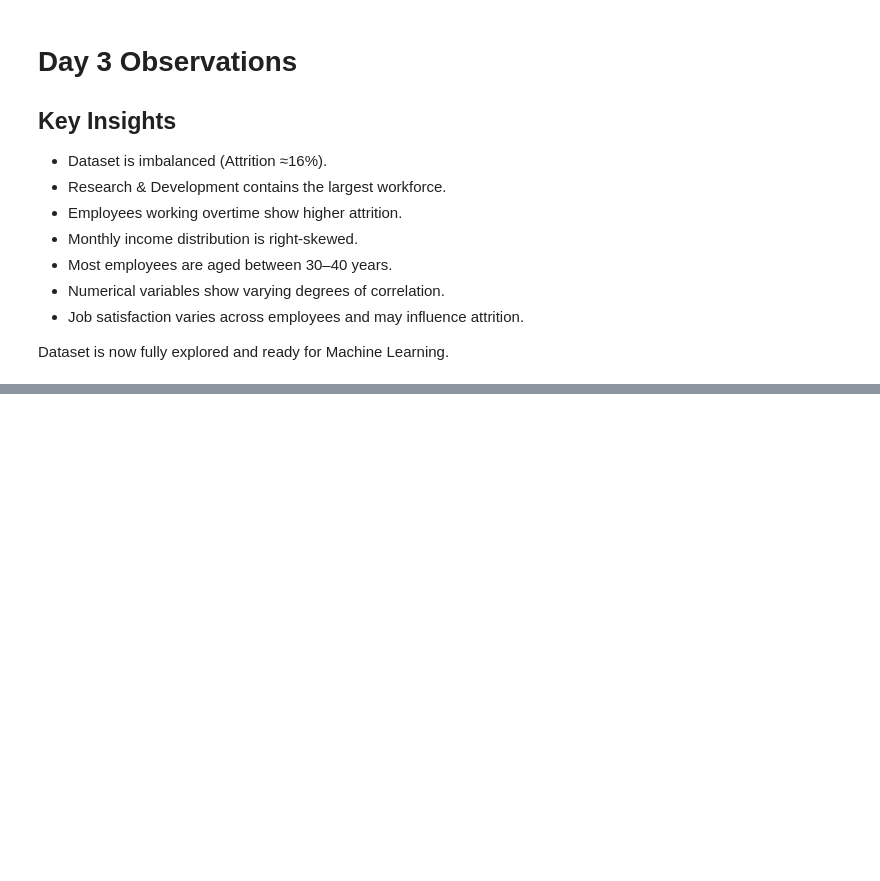
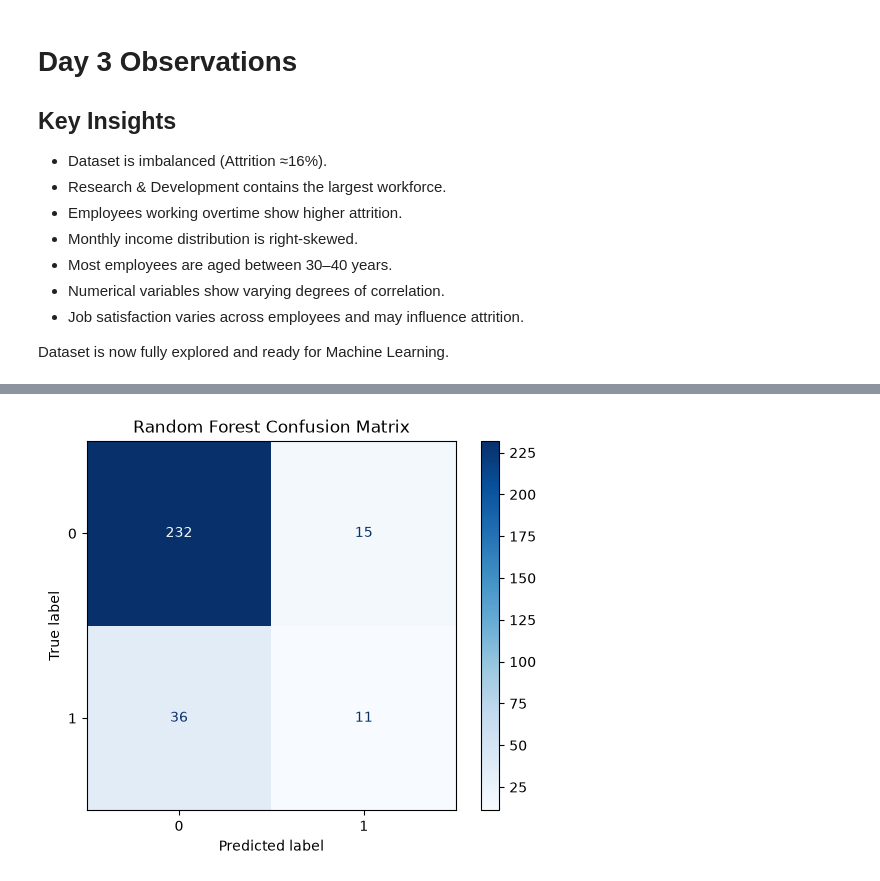
Before and after one commit to AN-ai-del/employee-attrition-prediction, a Jupyter notebook: Employee_Attrition_Prediction.ipynb, the cells around one changed output, grey strips where cells are left out. Cells and saved outputs as stored; diff of their text form; code cells hidden in the pictures; blank space fills up the shorter version.

```diff
--- a/Employee_Attrition_Prediction.ipynb
+++ b/Employee_Attrition_Prediction.ipynb
@@ -209,3 +202,12 @@ df.drop(
 # %%
-print(df.shape)
+# Encode only categorical feature columns, NOT target
+categorical_cols = X.select_dtypes(include="object").columns
+
+label_encoder = LabelEncoder()
+
+for col in categorical_cols:
+    X[col] = label_encoder.fit_transform(X[col])
+
+print("Encoding completed successfully.")
+print(X.shape)
 # %% [output]
@@ -552,0 +570,12 @@ Dataset is now fully explored and ready for Machine Learning.
+# %%
+trained_models = {}
+
+for name, model in models.items():
+
+    print(f"Training {name}...")
+
+    model.fit(X_train, y_train)
+
+    trained_models[name] = model
+
+print("\nAll models trained successfully!")
@@ -552,0 +667,17 @@ Dataset is now fully explored and ready for Machine Learning.
+# %%
+best_model = trained_models["Random Forest"]
+# %%
+from sklearn.metrics import ConfusionMatrixDisplay
+import matplotlib.pyplot as plt
+
+ConfusionMatrixDisplay.from_estimator(
+    best_model,
+    X_test,
+    y_test,
+    cmap="Blues"
+)
+
+plt.title("Random Forest Confusion Matrix")
+plt.show()
+# %% [output]
+[figure, added]
```
Also changed, not shown: parts of 35 cells of this notebook, 8 other files.
